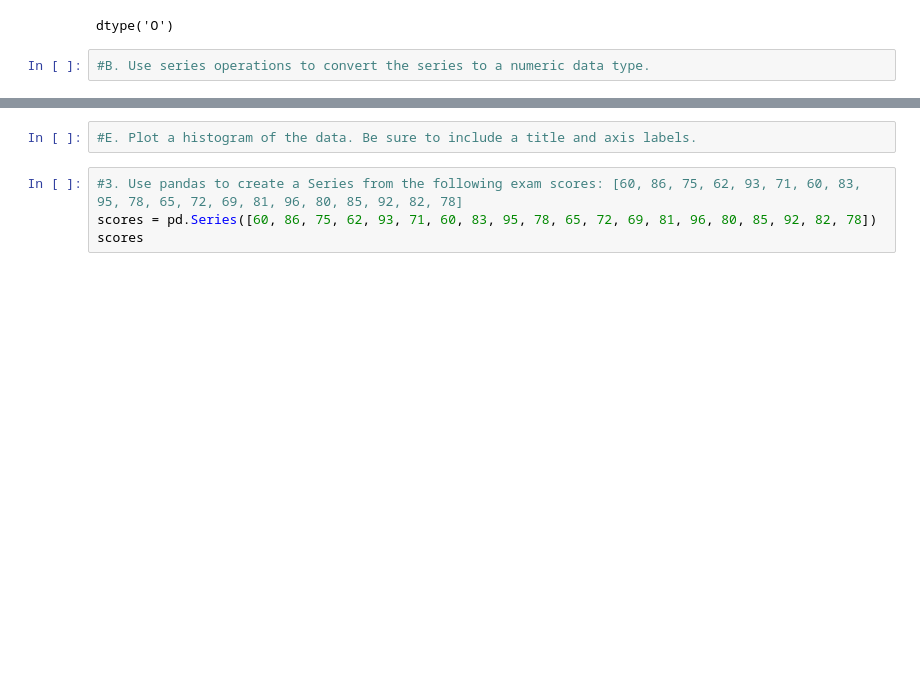
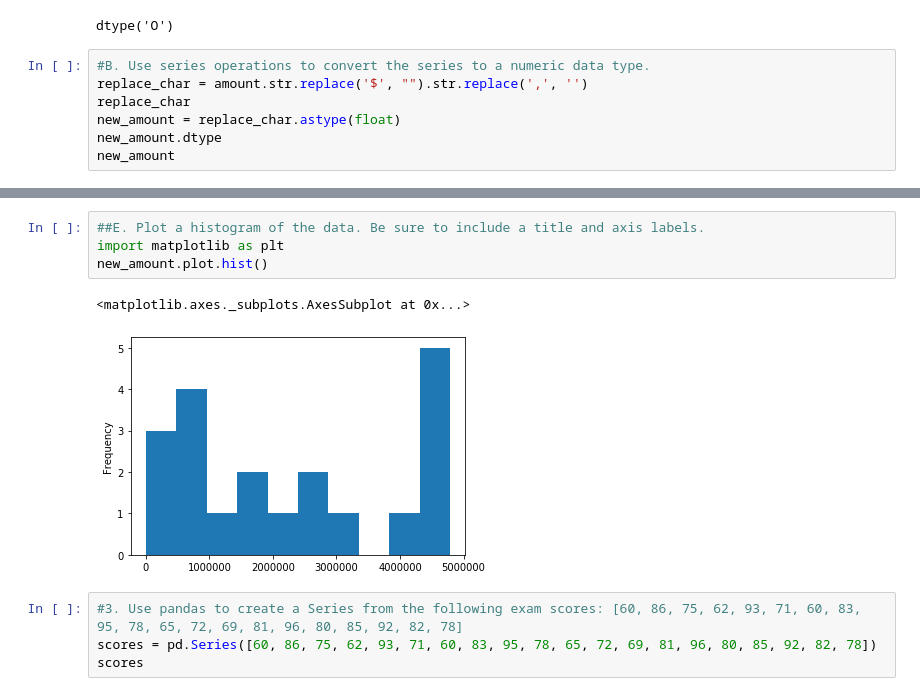
Before and after one commit to cari-holmes/python-exercises, a Jupyter notebook: pandas_series.ipynb, the cells around one changed output, grey strips where cells are left out. Drawn from its saved outputs; the diff is of its cells as text; blank space fills up the shorter version.

```diff
--- a/pandas_series.ipynb
+++ b/pandas_series.ipynb
@@ -267,3 +267,8 @@ amount.dtype
 dtype('O')
 # %%
 #B. Use series operations to convert the series to a numeric data type.
+replace_char = amount.str.replace('$', "").str.replace(',', '')
+replace_char
+new_amount = replace_char.astype(float)
+new_amount.dtype
+new_amount
@@ -274,5 +322,10 @@ dtype('O')
 # %%
-#E. Plot a histogram of the data. Be sure to include a title and axis labels.
+##E. Plot a histogram of the data. Be sure to include a title and axis labels.
+import matplotlib as plt
+new_amount.plot.hist()
+# %% [output]
+<matplotlib.axes._subplots.AxesSubplot at 0x...>
+[figure, added]
 # %%
 #3. Use pandas to create a Series from the following exam scores: [60, 86, 75, 62, 93, 71, 60, 83, 95, 78, 65, 72, 69, 81, 96, 80, 85, 92, 82, 78]
 scores = pd.Series([60, 86, 75, 62, 93, 71, 60, 83, 95, 78, 65, 72, 69, 81, 96, 80, 85, 92, 82, 78])
```
Also changed, not shown: parts of 15 cells of this notebook.
